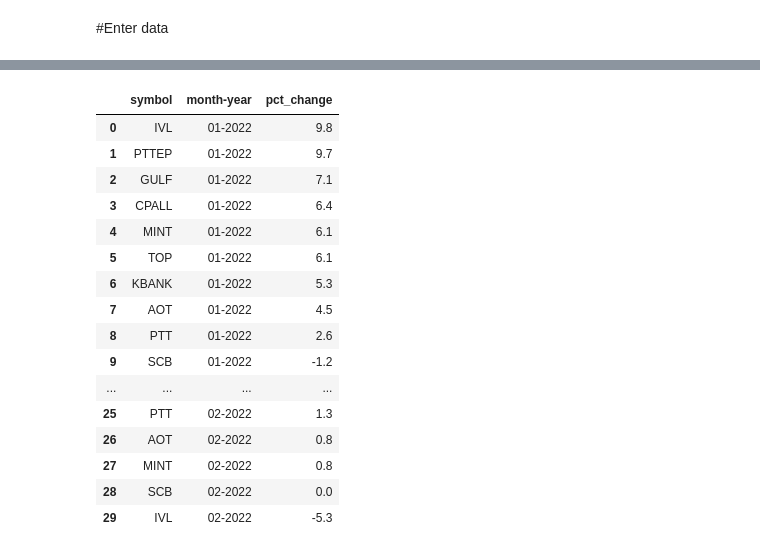
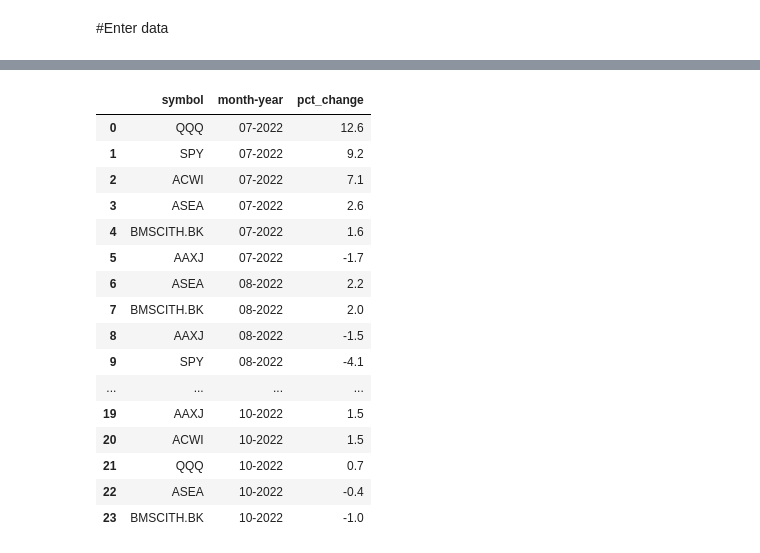
Before and after one commit to technqvi/FinQuant, a Jupyter notebook: TopN_ROC.ipynb, the cells around one changed output, grey strips where cells are left out. Saved outputs shown, nothing was run; the diff lists cells and outputs as text; code cells hidden in the pictures.

```diff
--- a/TopN_ROC.ipynb
+++ b/TopN_ROC.ipynb
@@ -28,24 +36,24 @@ is_py=False
 # %%
-# root_path=r'D:\JupyterCode\MyQuantFinProject\Data\ThaiFund\TH_All'
-root_path=r'D:\JupyterCode\MyQuantFinProject\Report\SET-THAI'
-result_path='D:\JupyterCode\MyQuantFinProject\Report\SET-THAI'
 
-# file_name='China_Nov20-Mar21.csv'
-file_name='15Big-SET_1H22.csv'
+file_name='5Crypto.csv'
 title=file_name.replace('.csv','')
 print(file_name," : ",title)
 
-#title=''
+# since the end calculate since x utin to_month_str
+to_month_str='2022-10'
 
-# since the end calculate since x
-to_month_str='2022-06'
+month_or_week=1
+if month_or_week==1:
+ timeframe='M'
+ past_month=4
+elif month_or_week==2:
+ timeframe='W'
+ past_week=6
 
 # Whick time frame   and look past in the past x month
-timeframe='M'
-past_month=6
 
-# timeframe='W'
-# past_week=8
+
+
 
 required_fullname=False
 
@@ -281,25 +256,28 @@ for symbol in list_symbol:
 # %%
-df_Monthly_Price=df_Monthly_Price.sort_values(by=["month-year","pct_change"],ascending = [True, False])
+if timeframe=='W':
+ df_Monthly_Price['month-year'] = pd.to_datetime(df_Monthly_Price['df_Monthly_Price'], format='%d-%m-%Y')
+
+df_Monthly_Price=df_Monthly_Price.sort_values(by=["month-year"],ascending = [False])
 df_Monthly_Price=df_Monthly_Price.reset_index(drop=True)
 df_Monthly_Price.head(30)
 # %% [output]
 |  | symbol | month-year | pct_change |
-| 0 | IVL | 01-2022 | 9.8 |
-| 1 | PTTEP | 01-2022 | 9.7 |
-| 2 | GULF | 01-2022 | 7.1 |
-| 3 | CPALL | 01-2022 | 6.4 |
-| 4 | MINT | 01-2022 | 6.1 |
-| 5 | TOP | 01-2022 | 6.1 |
-| 6 | KBANK | 01-2022 | 5.3 |
-| 7 | AOT | 01-2022 | 4.5 |
-| 8 | PTT | 01-2022 | 2.6 |
-| 9 | SCB | 01-2022 | -1.2 |
+| 0 | QQQ | 07-2022 | 12.6 |
+| 1 | SPY | 07-2022 | 9.2 |
+| 2 | ACWI | 07-2022 | 7.1 |
+| 3 | ASEA | 07-2022 | 2.6 |
+| 4 | BMSCITH.BK | 07-2022 | 1.6 |
+| 5 | AAXJ | 07-2022 | -1.7 |
+| 6 | ASEA | 08-2022 | 2.2 |
+| 7 | BMSCITH.BK | 08-2022 | 2.0 |
+| 8 | AAXJ | 08-2022 | -1.5 |
+| 9 | SPY | 08-2022 | -4.1 |
 | ... | ... | ... | ... |
-| 25 | PTT | 02-2022 | 1.3 |
-| 26 | AOT | 02-2022 | 0.8 |
-| 27 | MINT | 02-2022 | 0.8 |
-| 28 | SCB | 02-2022 | 0.0 |
-| 29 | IVL | 02-2022 | -5.3 |
+| 19 | AAXJ | 10-2022 | 1.5 |
+| 20 | ACWI | 10-2022 | 1.5 |
+| 21 | QQQ | 10-2022 | 0.7 |
+| 22 | ASEA | 10-2022 | -0.4 |
+| 23 | BMSCITH.BK | 10-2022 | -1.0 |
 # %%
 chart_title='pct_change'
 fig = px.histogram(df_Monthly_Price, x="month-year", y="pct_change",
```
Also changed, not shown: parts of 23 cells of this notebook.
